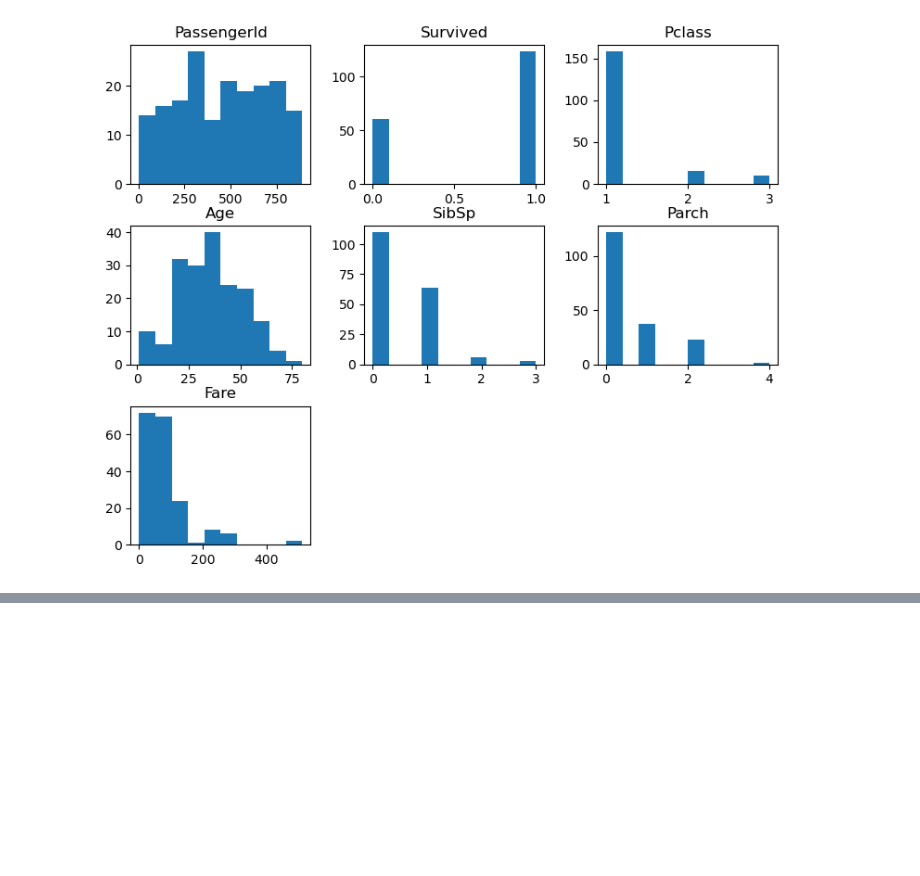
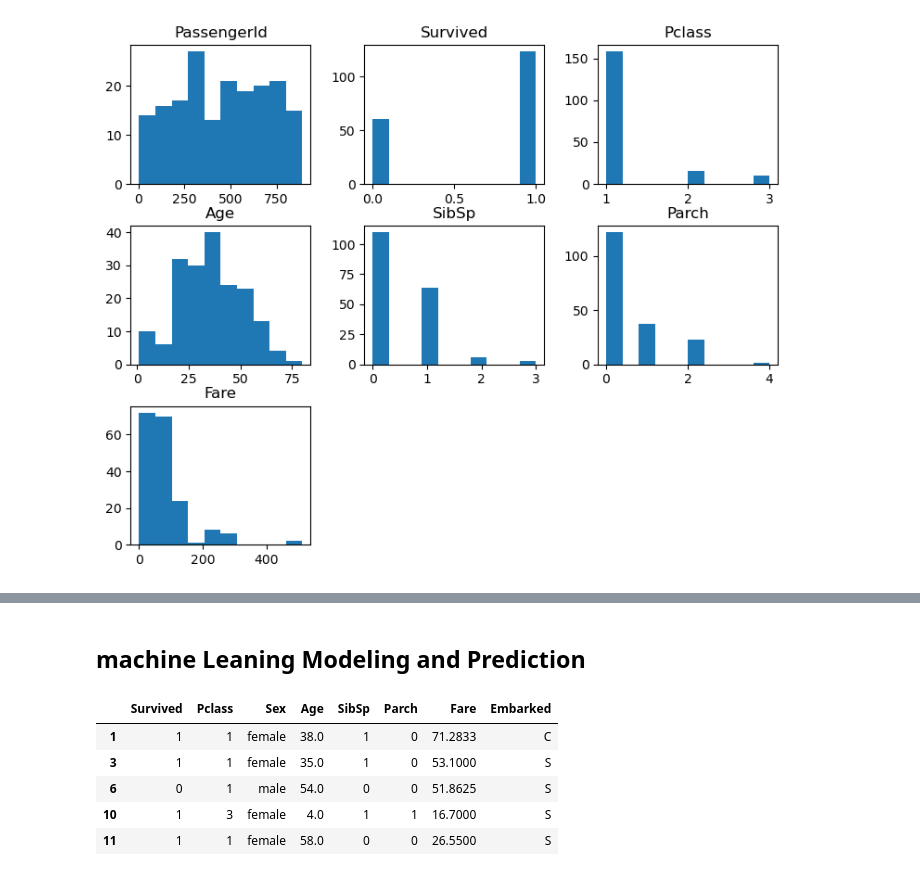
Before and after one commit to Kiash254/DS-ML, a Jupyter notebook: titanic/titanic.ipynb, the cells around one changed output, grey strips where cells are left out. Drawn from its saved outputs; the diff is of its cells as text; code cells hidden in the pictures; blank space fills up the shorter version.

```diff
--- a/titanic/titanic.ipynb
+++ b/titanic/titanic.ipynb
@@ -142,0 +158,14 @@ plt.show()
+# %% [markdown]
+## machine Leaning Modeling and Prediction
+# %%
+#use the train dataset for  machine learning algorithms
+#drop the columns which are not required
+train.drop(['PassengerId','Name','Ticket','Cabin'],axis=1,inplace=True)
+train.head()
+# %% [output]
+|  | Survived | Pclass | Sex | Age | SibSp | Parch | Fare | Embarked |
+| 1 | 1 | 1 | female | 38.0 | 1 | 0 | 71.2833 | C |
+| 3 | 1 | 1 | female | 35.0 | 1 | 0 | 53.1000 | S |
+| 6 | 0 | 1 | male | 54.0 | 0 | 0 | 51.8625 | S |
+| 10 | 1 | 3 | female | 4.0 | 1 | 1 | 16.7000 | S |
+| 11 | 1 | 1 | female | 58.0 | 0 | 0 | 26.5500 | S |
```
Also changed, not shown: parts of 16 cells of this notebook.
